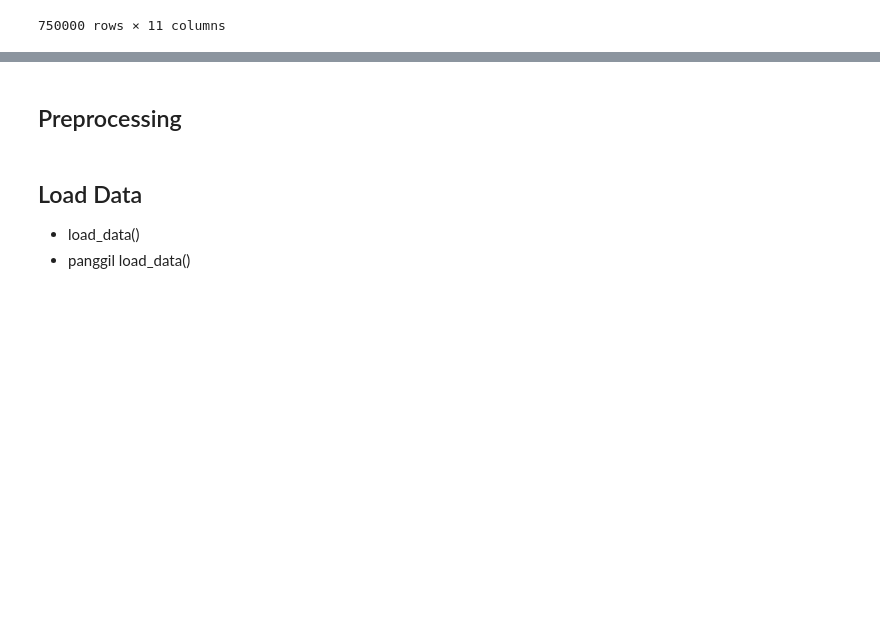
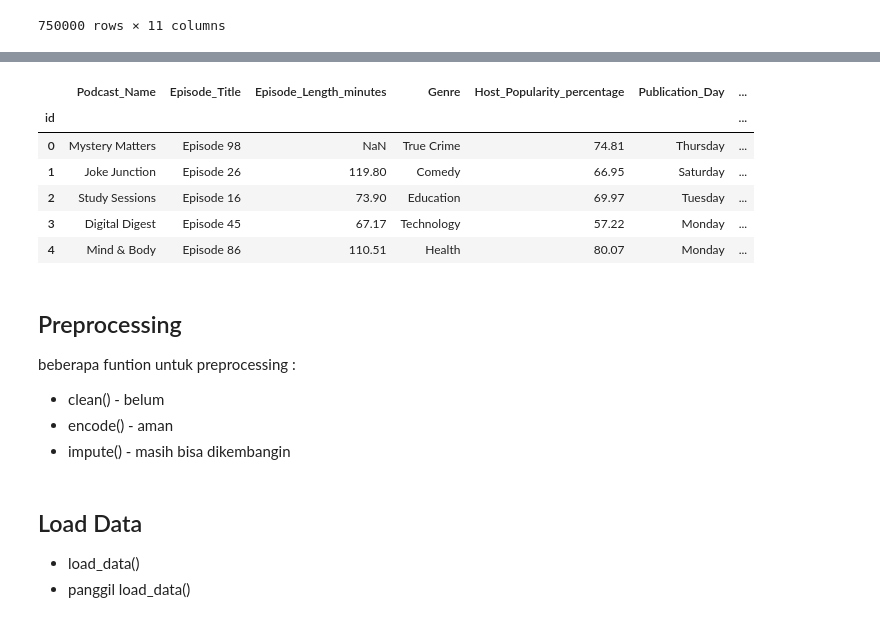
Before and after one commit to AzrilFahmiardi/podcast_listeningtime_compe, a Jupyter notebook: podcast_listeningTime_compe.ipynb, the cells around one changed output, grey strips where cells are left out. Drawn from its saved outputs; the diff is of its cells as text; code cells hidden in the pictures; blank space fills up the shorter version.

Commit message:
preprocessing baseline

```diff
--- a/podcast_listeningTime_compe.ipynb
+++ b/podcast_listeningTime_compe.ipynb
@@ -36,3 +73,19 @@ X_train
+# %%
+X_train.head()
+# %% [output]
+|  | Podcast_Name | Episode_Title | Episode_Length_minutes | Genre | Host_Popularity_percentage | Publication_Day | ... |
+| id |  |  |  |  |  |  | ... |
+| 0 | Mystery Matters | Episode 98 | NaN | True Crime | 74.81 | Thursday | ... |
+| 1 | Joke Junction | Episode 26 | 119.80 | Comedy | 66.95 | Saturday | ... |
+| 2 | Study Sessions | Episode 16 | 73.90 | Education | 69.97 | Tuesday | ... |
+| 3 | Digital Digest | Episode 45 | 67.17 | Technology | 57.22 | Monday | ... |
+| 4 | Mind & Body | Episode 86 | 110.51 | Health | 80.07 | Monday | ... |
 # %% [markdown]
 ## Preprocessing
+
+beberapa funtion untuk preprocessing :
+
+- clean() - belum
+- encode() - aman
+- impute() - masih bisa dikembangin
 # %%
```
Also changed, not shown: parts of 7 cells of this notebook.
